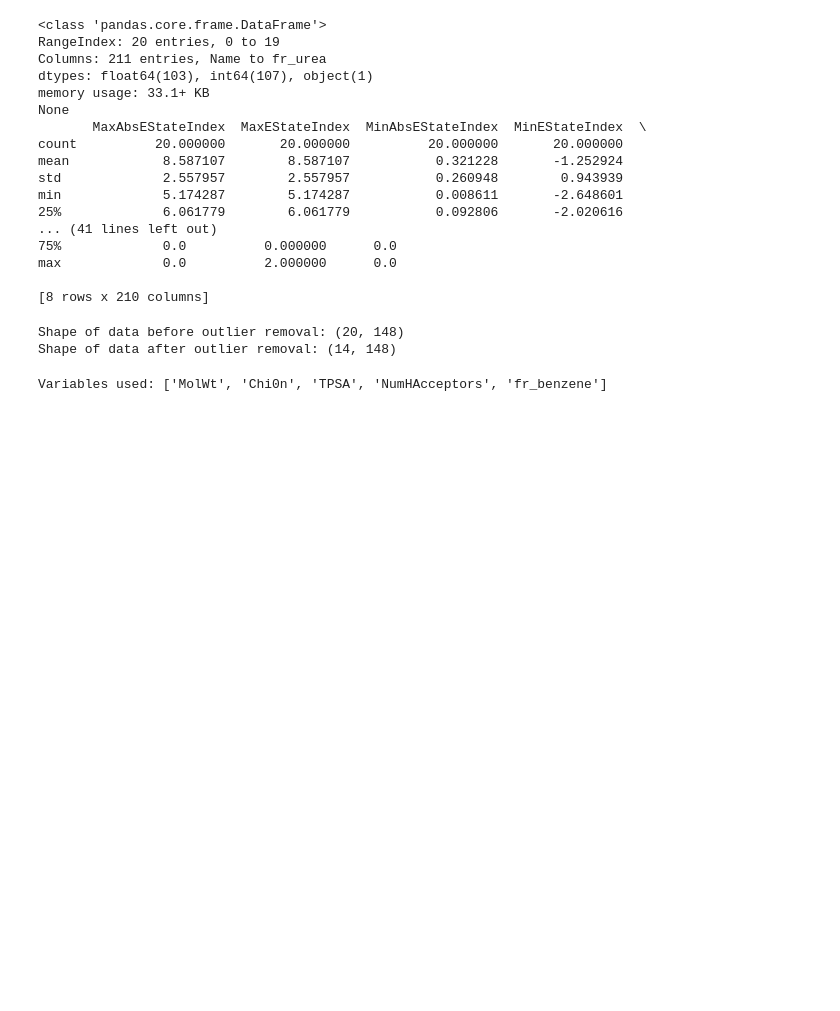
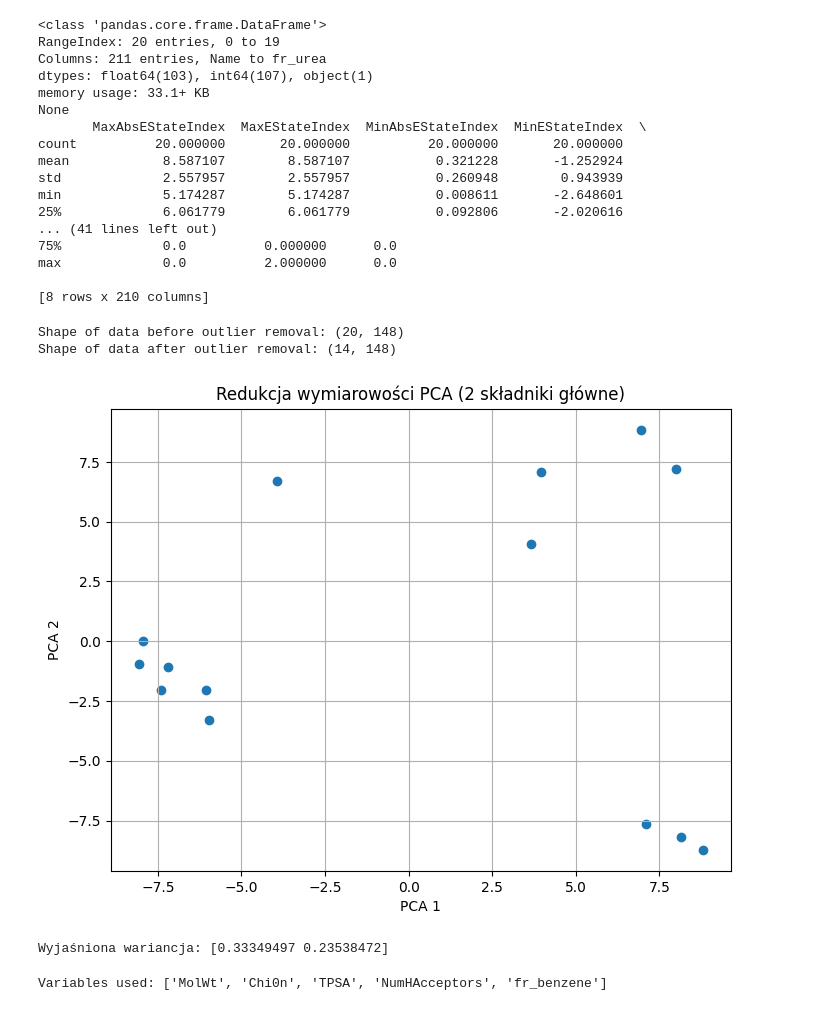
Before and after one commit to OlaBarczyk/Linear-Regression-Python-Portfolio, a Jupyter notebook: MyFirstNotebook.ipynb, the cells around one changed output. Drawn from its saved outputs; the diff is of its cells as text; code cells hidden in the pictures; blank space fills up the shorter version.

Commit message:
Final version of MyFirstNotebook.ipynb with PCA and regression visualizations

```diff
--- a/MyFirstNotebook.ipynb
+++ b/MyFirstNotebook.ipynb
@@ -9,9 +9,9 @@ import scipy.stats as stats
 import os
 from itertools import combinations
 # %%
-# Data loading
-base_dir = "E:\\korepetycje_Jakub_Bozek"
-os.chdir(base_dir)
+from pathlib import Path
+base_dir = Path().resolve()
 file_name = "Descriptors.xlsx"
-data = pd.read_excel(file_name)
+file_path = base_dir / file_name
+data = pd.read_excel(file_path)
 # %%
@@ -67,4 +61,22 @@ Shape of data after outlier removal: (14, 148)
 numeric_data = data.select_dtypes(include=['number'])
 scaler = StandardScaler()
 data_normalized = pd.DataFrame(scaler.fit_transform(numeric_data), columns=numeric_data.columns)
+# %%
+from sklearn.decomposition import PCA
+pca = PCA(n_components=2)
+pca_result = pca.fit_transform(data_normalized)
+
+plt.figure(figsize=(8, 6))
+plt.scatter(pca_result[:, 0], pca_result[:, 1])
+plt.xlabel('PCA 1')
+plt.ylabel('PCA 2')
+plt.title('Redukcja wymiarowości PCA (2 składniki główne)')
+plt.grid(True)
+plt.show()
+
+
+print("Wyjaśniona wariancja:", pca.explained_variance_ratio_)
+# %% [output]
+[figure, added]
+Wyjaśniona wariancja: [0.33349497 0.23538472]
 # %%
```
Also changed, not shown: parts of 23 cells of this notebook.
